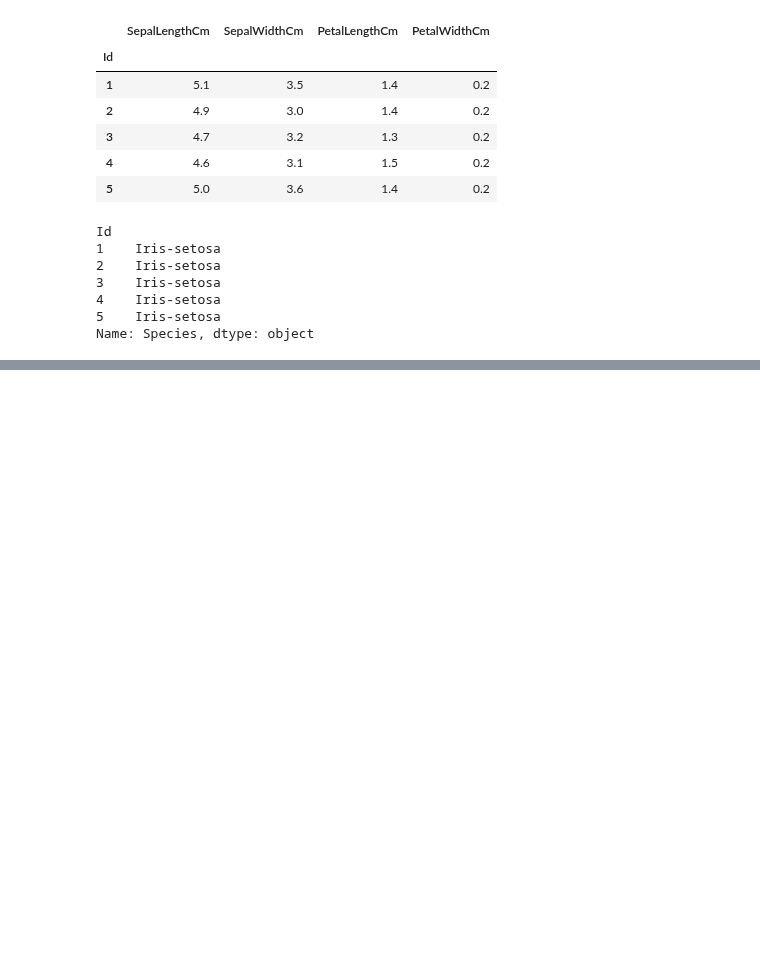
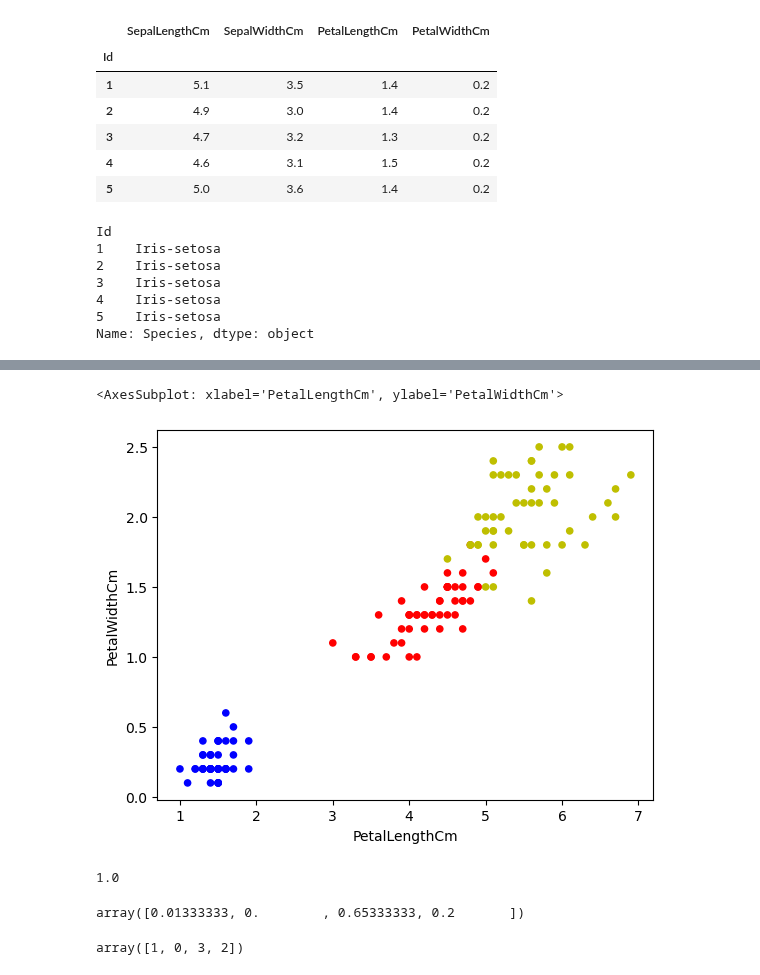
Before and after one commit to pNatTueku/basicPython, a Jupyter notebook: classification_irisDataset.ipynb, the cells around one changed output, grey strips where cells are left out. Drawn from its saved outputs; the diff is of its cells as text; code cells hidden in the pictures; blank space fills up the shorter version.

```diff
--- a/classification_irisDataset.ipynb
+++ b/classification_irisDataset.ipynb
@@ -146,0 +197,3 @@ Name: Species, dtype: object
+# %%
+color_map = {'Iris-setosa': 'b', 'Iris-versicolor': 'r', 'Iris-virginica': 'y'} # use dictionary and take the names
+colors = iris['Species'].apply(lambda x: color_map[x]) # make a serie to take data and take this species, dp apply, do lambda fn
@@ -146,0 +210,14 @@ Name: Species, dtype: object
+# %%
+iris.plot.scatter(x = 'PetalLengthCm', y = 'PetalWidthCm', c = colors)
+# %% [output]
+<AxesSubplot: xlabel='PetalLengthCm', ylabel='PetalWidthCm'>
+[figure, added]
+# %%
+# use KNeighborsClassifier model
+
+kn = KNeighborsClassifier() # create a model
+kn.fit(X_train, y_train) # train a model
+y_pred = kn.predict(X_test) # predict a model
+accuracy_score(y_test, y_pred) # check accuracy
+# %% [output]
+1.0
@@ -146,0 +226,9 @@ Name: Species, dtype: object
+# %%
+perm_importance.importances_mean
+# %% [output]
+array([0.01333333, 0.        , 0.65333333, 0.2       ])
+# %%
+sorted_idx = perm_importance.importances_mean.argsort() # sort of which one is the most important
+sorted_idx
+# %% [output]
+array([1, 0, 3, 2])
```
Also changed, not shown: parts of 15 cells of this notebook.
